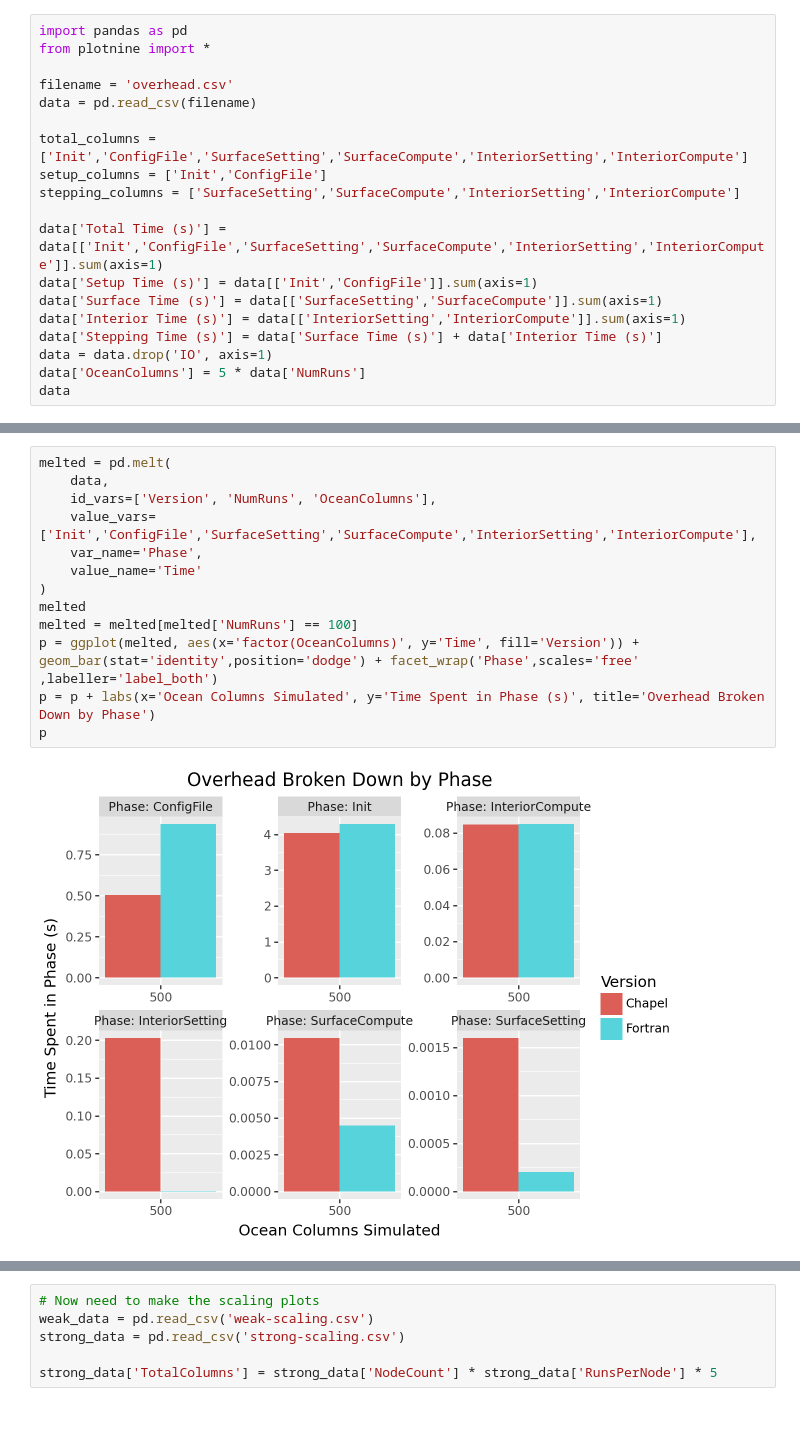
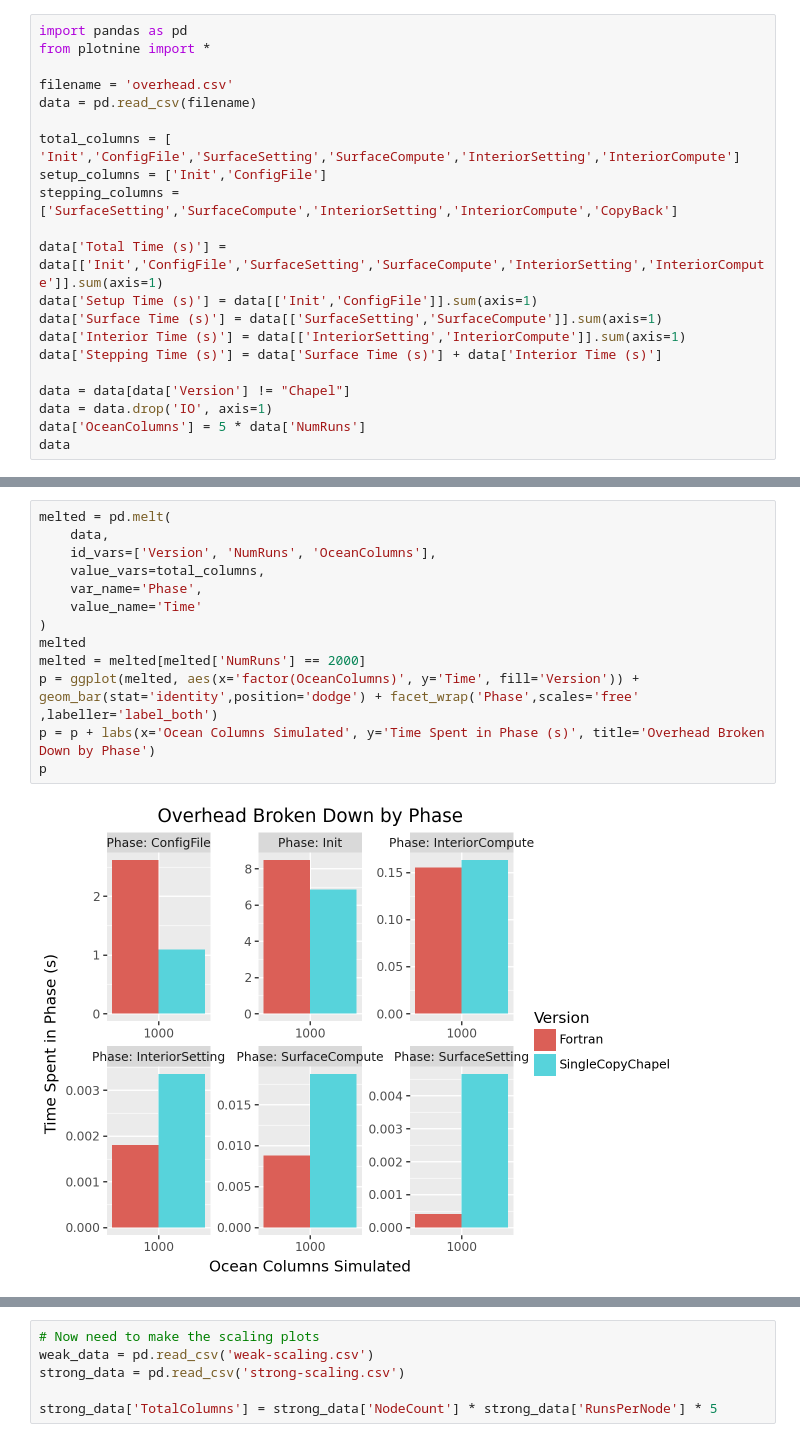
Before and after one commit to brandon-neth/MarblChapel, a Jupyter notebook: performance/analyze-and-plot.ipynb, the cells around one changed output, grey strips where cells are left out. Cells and saved outputs as stored; diff of their text form.

```diff
--- a/performance/analyze-and-plot.ipynb
+++ b/performance/analyze-and-plot.ipynb
@@ -5,15 +5,17 @@ from plotnine import *
 filename = 'overhead.csv'
 data = pd.read_csv(filename)
 
-total_columns = ['Init','ConfigFile','SurfaceSetting','SurfaceCompute','InteriorSetting','InteriorCompute']
+total_columns = [ 'Init','ConfigFile','SurfaceSetting','SurfaceCompute','InteriorSetting','InteriorCompute']
 setup_columns = ['Init','ConfigFile']
-stepping_columns = ['SurfaceSetting','SurfaceCompute','InteriorSetting','InteriorCompute']
+stepping_columns = ['SurfaceSetting','SurfaceCompute','InteriorSetting','InteriorCompute','CopyBack']
 
 data['Total Time (s)'] = data[['Init','ConfigFile','SurfaceSetting','SurfaceCompute','InteriorSetting','InteriorCompute']].sum(axis=1)
 data['Setup Time (s)'] = data[['Init','ConfigFile']].sum(axis=1)
 data['Surface Time (s)'] = data[['SurfaceSetting','SurfaceCompute']].sum(axis=1)
 data['Interior Time (s)'] = data[['InteriorSetting','InteriorCompute']].sum(axis=1)
 data['Stepping Time (s)'] = data['Surface Time (s)'] + data['Interior Time (s)']
+
+data = data[data['Version'] != "Chapel"]
 data = data.drop('IO', axis=1)
 data['OceanColumns'] = 5 * data['NumRuns']
 data
@@ -64,18 +96,18 @@ p
 # %%
 melted = pd.melt(
     data,
     id_vars=['Version', 'NumRuns', 'OceanColumns'],
-    value_vars=['Init','ConfigFile','SurfaceSetting','SurfaceCompute','InteriorSetting','InteriorCompute'],
+    value_vars=total_columns,
     var_name='Phase',
     value_name='Time'
 )
 melted
-melted = melted[melted['NumRuns'] == 100]
+melted = melted[melted['NumRuns'] == 2000]
 p = ggplot(melted, aes(x='factor(OceanColumns)', y='Time', fill='Version')) + geom_bar(stat='identity',position='dodge') + facet_wrap('Phase',scales='free' ,labeller='label_both')
 p = p + labs(x='Ocean Columns Simulated', y='Time Spent in Phase (s)', title='Overhead Broken Down by Phase')
 p
 # %% [output]
-[figure, old version]
+[figure, new version]
 # %%
 # Break down the overhead by its phase type. Starting with setup
 melted = pd.melt(
```
Also changed, not shown: parts of 7 cells of this notebook, 10 other files.
